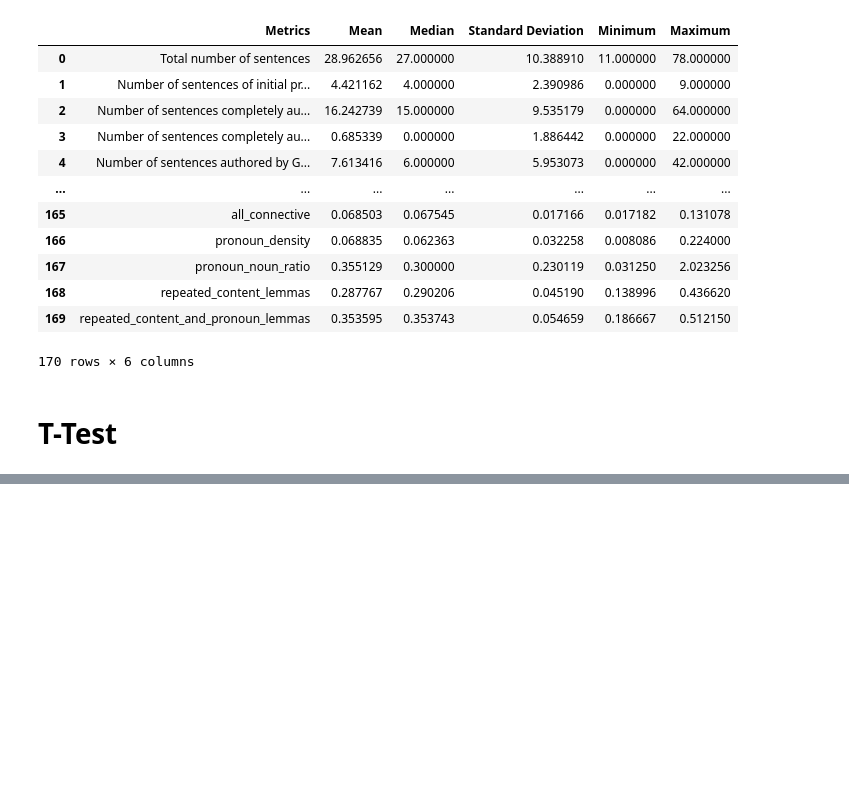
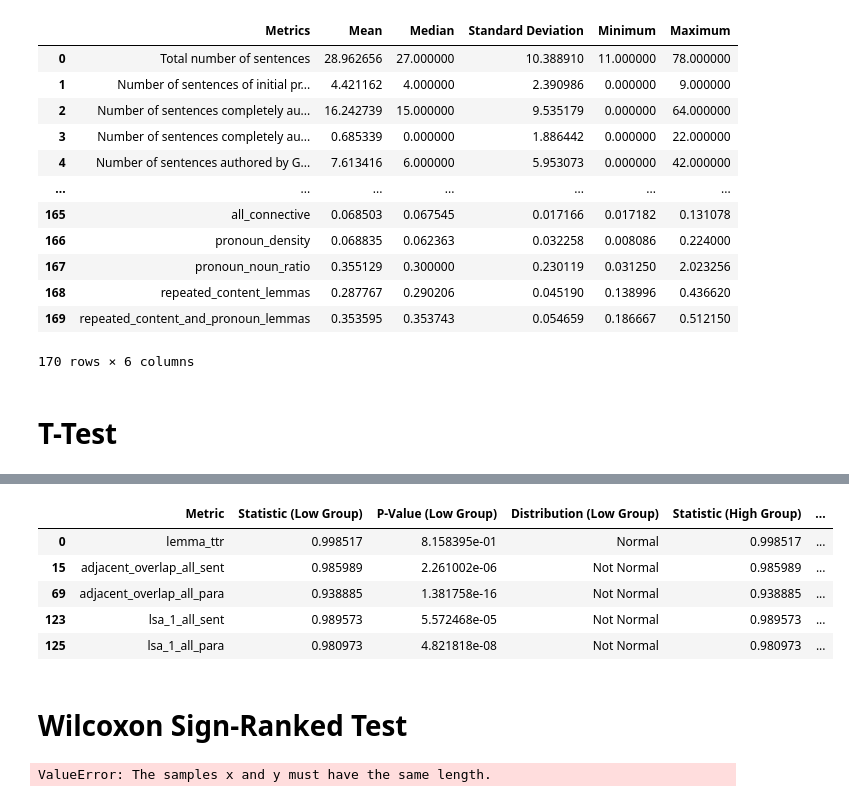
Before and after one commit to srivarshan-s/CoAuthorViz, a Jupyter notebook: notebooks/analysis.ipynb, the cells around one changed output, grey strips where cells are left out. Drawn from its saved outputs; the diff is of its cells as text; code cells hidden in the pictures; blank space fills up the shorter version.

Commit message:
Add Wilcoxon test

```diff
--- a/notebooks/analysis.ipynb
+++ b/notebooks/analysis.ipynb
@@ -358,0 +360,47 @@ shapiro_df.head()
+# %%
+req_metrics = ["lemma_ttr", "adjacent_overlap_all_sent", "adjacent_overlap_all_para",
+    "lsa_1_all_sent", "lsa_1_all_para", "all_connective"]
+
+shapiro_df[shapiro_df["Metric"].isin(req_metrics)].head()
+# %% [output]
+|  | Metric | Statistic (Low Group) | P-Value (Low Group) | Distribution (Low Group) | Statistic (High Group) | ... |
+| 0 | lemma_ttr | 0.998517 | 8.158395e-01 | Normal | 0.998517 | ... |
+| 15 | adjacent_overlap_all_sent | 0.985989 | 2.261002e-06 | Not Normal | 0.985989 | ... |
+| 69 | adjacent_overlap_all_para | 0.938885 | 1.381758e-16 | Not Normal | 0.938885 | ... |
+| 123 | lsa_1_all_sent | 0.989573 | 5.572468e-05 | Not Normal | 0.989573 | ... |
+| 125 | lsa_1_all_para | 0.980973 | 4.821818e-08 | Not Normal | 0.980973 | ... |
+# %% [markdown]
+# Wilcoxon Sign-Ranked Test
+# %%
+wilcoxon_test_df = pd.DataFrame()
+
+stat = []
+p_val = []
+metrics = []
+low_group_val = []
+high_group_val = []
+
+ALPHA = 0.025
+
+for col in new_df.columns:
+    if col in df.columns:
+        continue
+    metrics.append(col)
+    stat_result, p_val_result = wilcoxon(df_low[col], df_high[col])
+    stat.append(stat_result)
+    p_val.append(p_val_result)
+    low_group_val.append(np.mean(df_low[col]))
+    high_group_val.append(np.mean(df_high[col]))
+
+wilcoxon_test_df["Metric"] = metrics
+wilcoxon_test_df["Low Group Value (Mean)"] = low_group_val
+wilcoxon_test_df["High Group Value (Mean)"] = high_group_val
+wilcoxon_test_df["Statistic"] = stat
+wilcoxon_test_df["P-Value"] = p_val
+wilcoxon_test_df["Verdict (alpha=" + str(ALPHA) + ")"] = wilcoxon_test_df["P-Value"].apply(lambda x:
+    "Means of both groups are same" if x > ALPHA else "Means of both groups are different")
+
+wilcoxon_test_df.to_csv("wilcoxon_test_results.csv")
+wilcoxon_test_df.head()
+# %% [output]
+ValueError: The samples x and y must have the same length.
```
Also changed, not shown: parts of 9 cells of this notebook.
